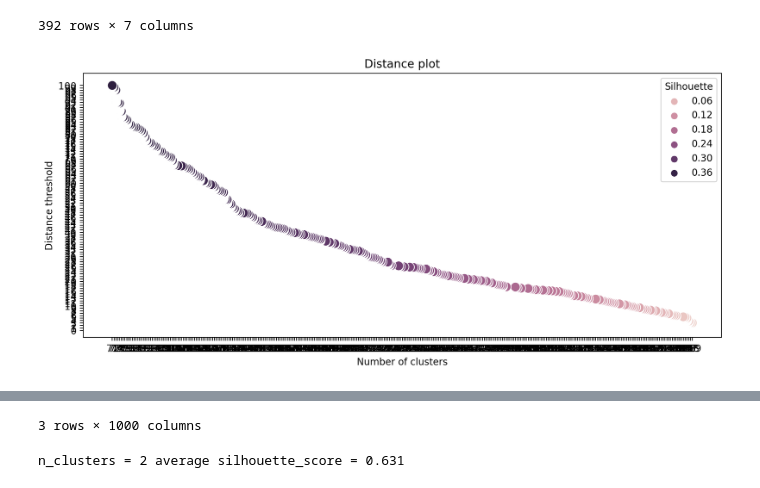
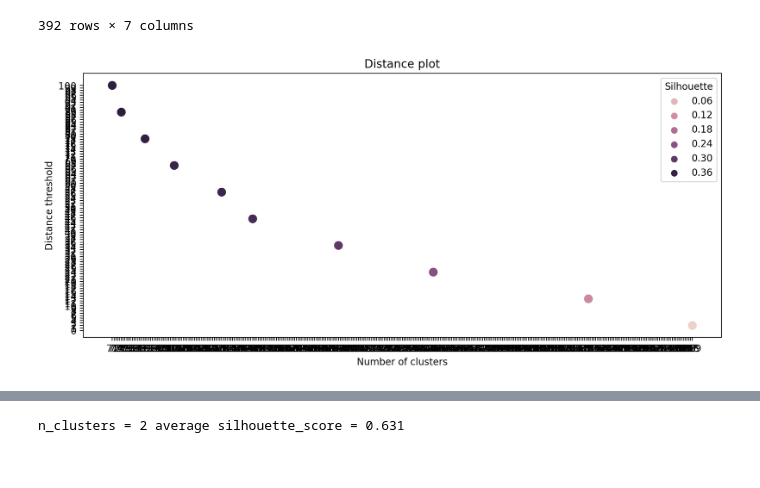
Before and after one commit to Familenko/cluster_tool, a Jupyter notebook: test_notebook.ipynb, the cells around one changed output, grey strips where cells are left out. Drawn from its saved outputs; the diff is of its cells as text; code cells hidden in the pictures.

```diff
--- a/test_notebook.ipynb
+++ b/test_notebook.ipynb
@@ -45,6 +45,6 @@ db.df
 | 391 | 31.0 | 4 | 119.0 | 82.0 | 2720 | 19.4 | 82 |
 392 rows × 7 columns
 # %%
-db.agglo_distance(2,100,1000)
+db.agglo_distance(2,100,10)
 # %% [output]
-[figure, old version]
+[figure, new version]
@@ -55,4 +55,3 @@ db.agglo_distance(2,100,1000)
-3 rows × 1000 columns
 # %%
 db.agglo_knife(2,4)
 # %% [output]
```
Also changed, not shown: parts of 3 cells of this notebook, 4 other files.
